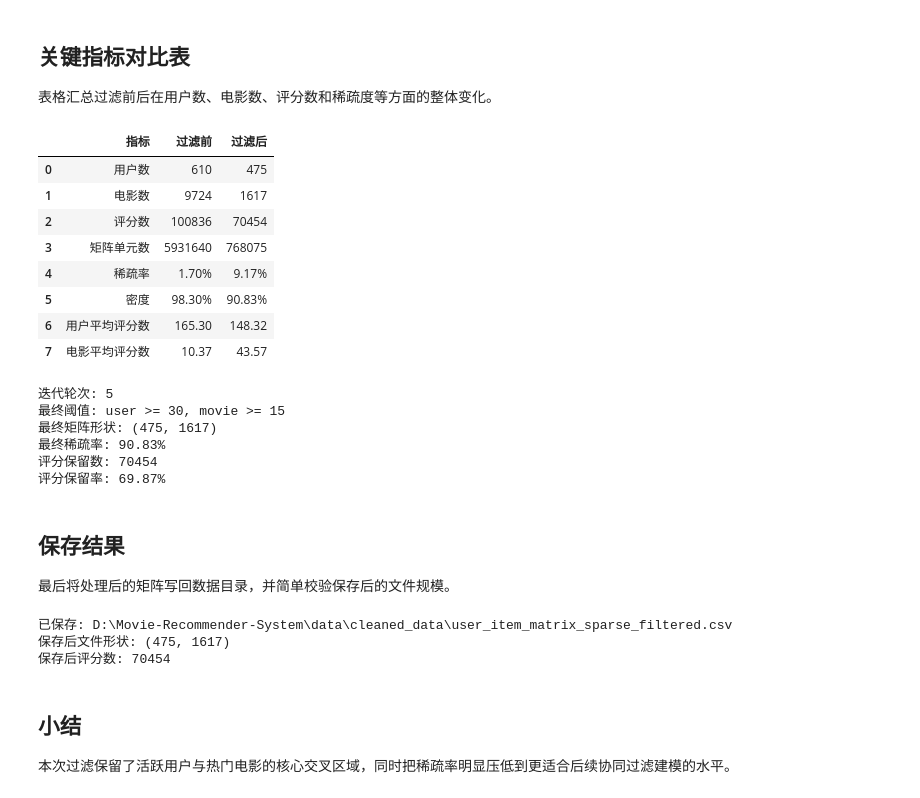
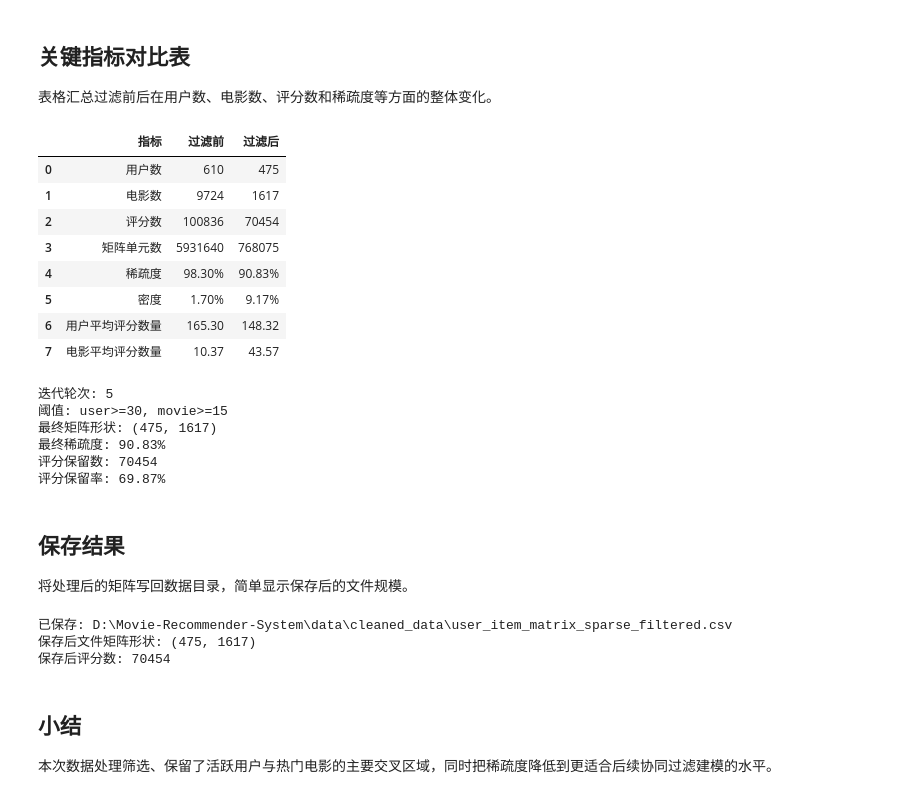
Before and after one commit to chihayaqs/Movie-Recommender-System, a Jupyter notebook: notebooks/analysis.ipynb, the cells around one changed output. Saved outputs shown, nothing was run; the diff lists cells and outputs as text; code cells hidden in the pictures.

```diff
--- a/notebooks/analysis.ipynb
+++ b/notebooks/analysis.ipynb
@@ -17,20 +17,17 @@ from IPython.display import display
 pd.set_option("display.max_columns", 40)
 pd.set_option("display.width", 140)
 pd.set_option("display.max_rows", 30)
-
-# 统一图表样式，保证中文标签正常显示
+# 统一图表样式
 sns.set_theme(style="whitegrid")
 plt.rcParams["font.sans-serif"] = ["Microsoft YaHei", "SimHei", "Arial Unicode MS", "DejaVu Sans"]
 plt.rcParams["axes.unicode_minus"] = False
 
-
 def find_project_root(start: Path) -> Path:
-    # 从当前目录逐级向上查找，确保 notebook 在不同启动位置都能找到数据目录
+    # 从当前目录逐级向上查找，确保找到数据目录
     for candidate in [start, *start.parents]:
         if (candidate / "data" / "cleaned_data" / "user_item_matrix.csv").exists():
             return candidate
-    raise FileNotFoundError("未找到项目根目录，请确认 notebook 位于仓库内。")
-
+    raise FileNotFoundError("未找到项目根目录，请确认数据文件位置")
 
 PROJECT_ROOT = find_project_root(Path.cwd().resolve())
 DATA_DIR = PROJECT_ROOT / "data" / "cleaned_data"
@@ -53,8 +50,7 @@ RATINGS_PATH: D:\Movie-Recommender-System\data\cleaned_data\cleaned_ratings.csv
 # %%
 def matrix_sparsity(matrix: pd.DataFrame) -> float:
-    # 稀疏度 = 缺失评分单元数 / 总单元数
+    # 稀疏度=缺失评分单元数/总单元数
     return float(matrix.isna().sum().sum() / matrix.size)
-
 
 def matrix_summary(matrix: pd.DataFrame) -> pd.Series:
     user_counts = matrix.notna().sum(axis=1)
@@ -67,15 +63,14 @@ def matrix_summary(matrix: pd.DataFrame) -> pd.Series:
             "movies": int(matrix.shape[1]),
             "ratings": ratings,
             "cells": total,
-            "density": 1 - ratings / total,
-            "sparsity": ratings / total,
+            "density": ratings / total,
+            "sparsity": 1 - ratings / total,
             "avg_user_ratings": float(user_counts.mean()),
             "avg_movie_ratings": float(movie_counts.mean()),
             "median_user_ratings": float(user_counts.median()),
             "median_movie_ratings": float(movie_counts.median()),
         }
     )
-
 
 def block_density(binary_matrix: pd.DataFrame, row_bins: int = 40, col_bins: int = 80) -> np.ndarray:
     # 将大矩阵按块压缩，便于用热力图观察评分分布密度
@@ -87,12 +82,11 @@ def block_density(binary_matrix: pd.DataFrame, row_bins: int = 40, col_bins: int
         blocks.append([float(col.mean()) if col.size else np.nan for col in col_splits])
     return np.asarray(blocks)
 
-
 def iterative_sparse_filter_matrix(
     matrix: pd.DataFrame,
     min_user_ratings: int,
     min_movie_ratings: int,
-    tolerance: float = 1e-4,  # 稀疏度变化足够小时停止迭代
+    tolerance: float = 1e-4,  # 稀疏度趋于稳定即变化足够小时停止迭代
     max_iter: int = 20,
 ):
     current = matrix.copy()
@@ -144,7 +138,6 @@ def iterative_sparse_filter_matrix(
 
     return current, pd.DataFrame(history)
 
-
 def plot_distribution(ax, values, title, xlabel, color):
     sns.histplot(values, bins=30, ax=ax, color=color, edgecolor="white")
     ax.set_title(title)
@@ -506,13 +499,12 @@ plt.show()
 ## 关键指标对比表
 表格汇总过滤前后在用户数、电影数、评分数和稀疏度等方面的整体变化。
 # %%
-# 汇总过滤前后的关键指标，便于在一张表中观察整体变化
 initial_summary = matrix_summary(initial_matrix)
 final_summary = matrix_summary(final_matrix)
 
 comparison_df = pd.DataFrame(
     {
-        "指标": ["用户数", "电影数", "评分数", "矩阵单元数", "稀疏率", "密度", "用户平均评分数", "电影平均评分数"],
+        "指标": ["用户数", "电影数", "评分数", "矩阵单元数", "稀疏度", "密度", "用户平均评分数量", "电影平均评分数量"],
         "过滤前": [
             int(initial_summary["users"]),
             int(initial_summary["movies"]),
@@ -520,62 +512,61 @@ comparison_df = pd.DataFrame(
             int(initial_summary["cells"]),
             f"{initial_summary['sparsity']:.2%}",
             f"{initial_summary['density']:.2%}",
             f"{initial_summary['avg_user_ratings']:.2f}",
             f"{initial_summary['avg_movie_ratings']:.2f}",
         ],
         "过滤后": [
             int(final_summary["users"]),
             int(final_summary["movies"]),
             int(final_summary["ratings"]),
             int(final_summary["cells"]),
             f"{final_summary['sparsity']:.2%}",
             f"{final_summary['density']:.2%}",
             f"{final_summary['avg_user_ratings']:.2f}",
             f"{final_summary['avg_movie_ratings']:.2f}",
         ],
     }
 )
 display(comparison_df)
 
 print("迭代轮次:", len(history_df))
-print("最终阈值: user >= 30, movie >= 15")
+print("阈值: user>=30, movie>=15")
 print("最终矩阵形状:", final_matrix.shape)
-print("最终稀疏率:", f"{matrix_sparsity(final_matrix):.2%}")
+print("最终稀疏度:", f"{matrix_sparsity(final_matrix):.2%}")
 print("评分保留数:", int(final_matrix.notna().sum().sum()))
 print("评分保留率:", f"{final_matrix.notna().sum().sum() / initial_matrix.notna().sum().sum():.2%}")
 # %% [output]
 |  | 指标 | 过滤前 | 过滤后 |
 | 0 | 用户数 | 610 | 475 |
 | 1 | 电影数 | 9724 | 1617 |
 | 2 | 评分数 | 100836 | 70454 |
 | 3 | 矩阵单元数 | 5931640 | 768075 |
-| 4 | 稀疏率 | 1.70% | 9.17% |
-| 5 | 密度 | 98.30% | 90.83% |
-| 6 | 用户平均评分数 | 165.30 | 148.32 |
-| 7 | 电影平均评分数 | 10.37 | 43.57 |
+| 4 | 稀疏度 | 98.30% | 90.83% |
+| 5 | 密度 | 1.70% | 9.17% |
+| 6 | 用户平均评分数量 | 165.30 | 148.32 |
+| 7 | 电影平均评分数量 | 10.37 | 43.57 |
 迭代轮次: 5
-最终阈值: user >= 30, movie >= 15
+阈值: user>=30, movie>=15
 最终矩阵形状: (475, 1617)
-最终稀疏率: 90.83%
+最终稀疏度: 90.83%
 评分保留数: 70454
 评分保留率: 69.87%
 # %% [markdown]
 ## 保存结果
-最后将处理后的矩阵写回数据目录，并简单校验保存后的文件规模。
+将处理后的矩阵写回数据目录，简单显示保存后的文件规模。
 # %%
-# 将过滤后的矩阵覆盖保存到 cleaned_data 目录，供后续建模直接使用
 DATA_DIR.mkdir(parents=True, exist_ok=True)
 final_matrix.to_csv(FILTERED_PATH, encoding="utf-8")
 
 verify_matrix = pd.read_csv(FILTERED_PATH, index_col=0)
 print("已保存:", FILTERED_PATH)
-print("保存后文件形状:", verify_matrix.shape)
+print("保存后文件矩阵形状:", verify_matrix.shape)
 print("保存后评分数:", int(verify_matrix.notna().sum().sum()))
 # %% [output]
 已保存: D:\Movie-Recommender-System\data\cleaned_data\user_item_matrix_sparse_filtered.csv
-保存后文件形状: (475, 1617)
+保存后文件矩阵形状: (475, 1617)
 保存后评分数: 70454
 # %% [markdown]
 ## 小结
 
-本次过滤保留了活跃用户与热门电影的核心交叉区域，同时把稀疏率明显压低到更适合后续协同过滤建模的水平。
+本次数据处理筛选、保留了活跃用户与热门电影的主要交叉区域，同时把稀疏度降低到更适合后续协同过滤建模的水平。
```
Also changed, not shown: parts of 18 cells of this notebook, 1 other file.
